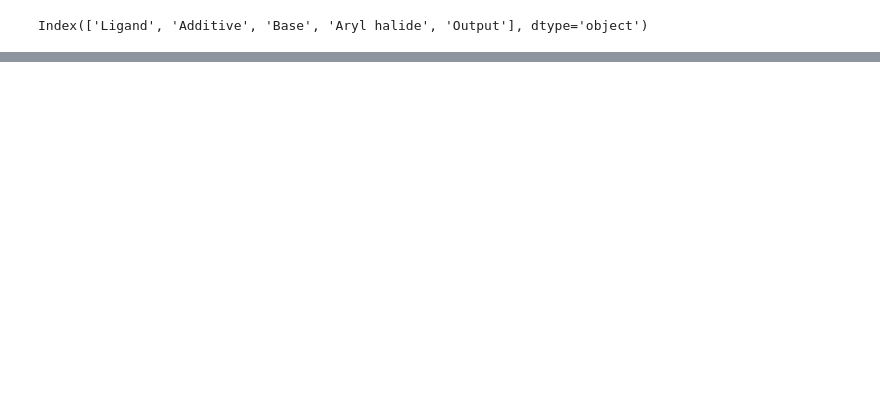
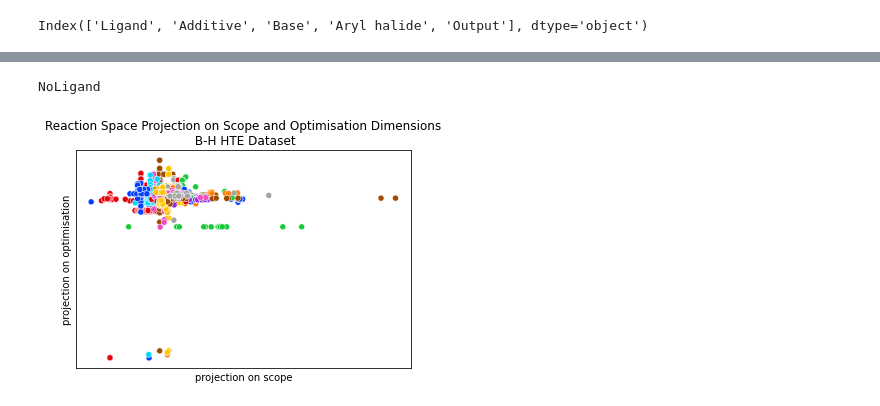
Before and after one commit to truejulosdu13/NiCOlit, a Jupyter notebook: HTE_vs_Literature/Visualisation_HTE_literature.ipynb, the cells around one changed output, grey strips where cells are left out. Drawn from its saved outputs; the diff is of its cells as text; code cells hidden in the pictures; blank space fills up the shorter version.

```diff
--- a/HTE_vs_Literature/Visualisation_HTE_literature.ipynb
+++ b/HTE_vs_Literature/Visualisation_HTE_literature.ipynb
@@ -399,0 +397,27 @@ sns.catplot(data=df_hte_suz)
+# %%
+from dft_descriptors.featurisation import process_dataframe_dft
+
+df = pd.read_csv("../data_csv/Data_test11182021.csv")
+df_lit = preprocess(df)
+# %%
+X, y, DOIs, Mecas, Origin, (v_scope, v_optim) = process_dataframe_dft(df_lit, dim=True)
+scope = np.array(v_scope)
+optim = np.array(v_optim)
+# %% [output]
+NoLigand
+# %%
+df_lit["proj_scope"] = [np.dot(x,scope) for x in X ]
+df_lit["proj_optimisation"] = [np.dot(x,optim) for x in X ]
+df_lit["yield"] = y
+# %%
+sns.scatterplot(data=df_lit, x='proj_scope', y='proj_optimisation', hue='DOI', palette = 'bright')
+plt.legend(title = 'Yield (%)', bbox_to_anchor=(1.05, 1))
+plt.xticks([])
+plt.yticks([])
+plt.title("Reaction Space Projection on Scope and Optimisation Dimensions\n B-H HTE Dataset")
+plt.xlabel("projection on scope")
+plt.ylabel("projection on optimisation")
+plt.legend().remove()
+#plt.savefig("hte_bh_projection_opt_scope.png", dpi=300, bbox_inches='tight')
+# %% [output]
+[figure, added]
```
Also changed, not shown: parts of 14 cells of this notebook, 13 other files.
